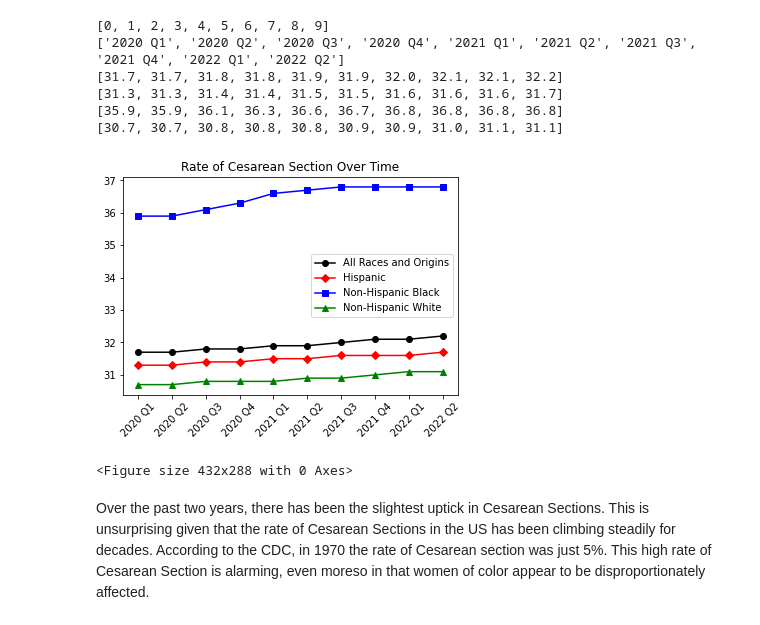
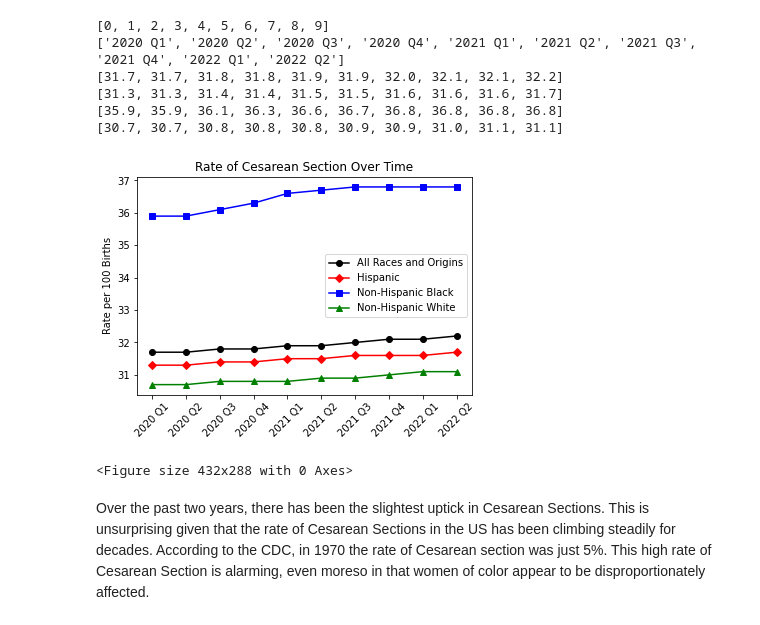
Before and after one commit to luvmonkey/Selected-Birth-Indicators, a Jupyter notebook: EDA Selected Birth Indicators.ipynb, the cells around one changed output. Saved outputs shown, nothing was run; the diff lists cells and outputs as text; code cells hidden in the pictures.

```diff
--- a/EDA Selected Birth Indicators.ipynb
+++ b/EDA Selected Birth Indicators.ipynb
@@ -253,23 +253,24 @@ print(y_values_non_hispanic_white)
 # %%
 # Now the data can be plotted
 
 plt.figure()
 ax = plt.subplot(1, 1, 1)
 plt.plot(y_values_all_races_and_origins, 'ko-', label='All Races and Origins')
 plt.plot(y_values_hispanic, 'rD-', label='Hispanic')
 plt.plot(y_values_non_hispanic_black, 'bs-', label='Non-Hispanic Black')
 plt.plot(y_values_non_hispanic_white, 'g^-', label='Non-Hispanic White')
 
 ax.set_xticks(x_values)
 ax.set_xticklabels(x_labels, rotation=45)
 
 plt.legend()
 plt.title('Rate of Cesarean Section Over Time')
+plt.ylabel('Rate per 100 Births')
 
 plt.show()
 plt.clf()
 # %% [output]
-[figure, old version]
+[figure, new version]
 <Figure size 432x288 with 0 Axes>
 # %% [markdown]
 Over the past two years, there has been the slightest uptick in Cesarean Sections. This is unsurprising given that the rate of Cesarean Sections in the US has been climbing steadily for decades. According to the CDC, in 1970 the rate of Cesarean section was just 5%. This high rate of Cesarean Section is alarming, even moreso in that women of color appear to be disproportionately affected.
```
Also changed, not shown: parts of 3 cells of this notebook.
